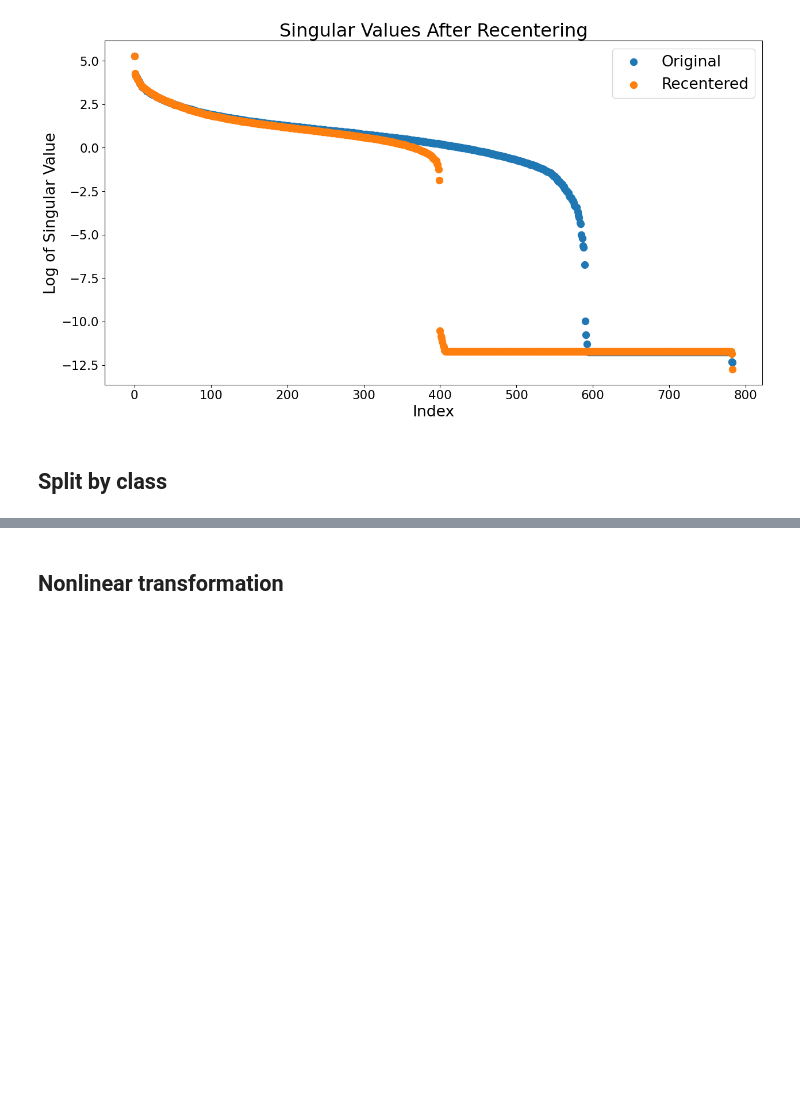
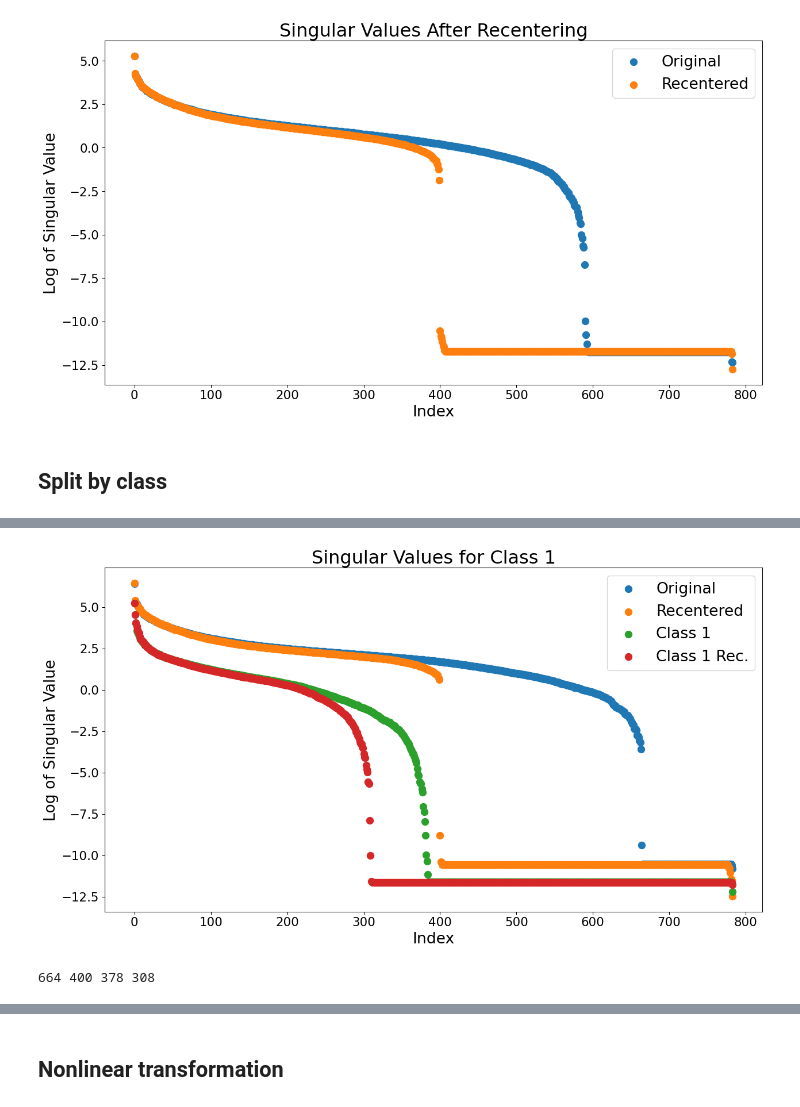
Before and after one commit to maneeshrj/math-ml-project, a Jupyter notebook: SVD.ipynb, the cells around one changed output, grey strips where cells are left out. Saved outputs shown, nothing was run; the diff lists cells and outputs as text; code cells hidden in the pictures; blank space fills up the shorter version.

```diff
--- a/SVD.ipynb
+++ b/SVD.ipynb
@@ -188,8 +192,7 @@ for i in range(10):
 # %%
 for i in range(10):
     print(digits[i].shape)
-    Qi, Ri = linalg.qr(digits[i])
-    Ui, si, Vhi = linalg.svd(Ri)
+    si = qrsvd(digits[i])
     si_list.append(si)
 # %%
 fig, ax = plt.subplots(10, 1, figsize=(10,30))
@@ -199,0 +211,11 @@ for i in range(10):
+# %%
+digits_rec = {}
+si_rec_list = []
+
+for i in range(10):
+    digits_rec[i] = X_recentered[y==i]
+# %%
+for i in range(10):
+    print(digits_rec[i].shape)
+    si = qrsvd(digits_rec[i])
+    si_rec_list.append(si)
@@ -199,0 +239,17 @@ for i in range(10):
+# %%
+def find_cutoff(arr, cutoff=0.001):
+    return np.where(arr < cutoff)[0][0]
+# %%
+class_num = 1
+plot_singular_values(
+    s, s_rec, si_list[class_num], si_rec_list[class_num],
+    labels=["Original", "Recentered", f"Class {class_num}", f"Class {class_num} Rec."],
+    title=f"Singular Values for Class {class_num}",
+    save=False,
+    # figsize=(12,6)
+)
+
+print(find_cutoff(s), find_cutoff(s_rec), find_cutoff(si_list[1]),find_cutoff(si_rec_list[1]))
+# %% [output]
+[figure, added]
+664 400 378 308
```
Also changed, not shown: parts of 84 cells of this notebook, 2 other files.
